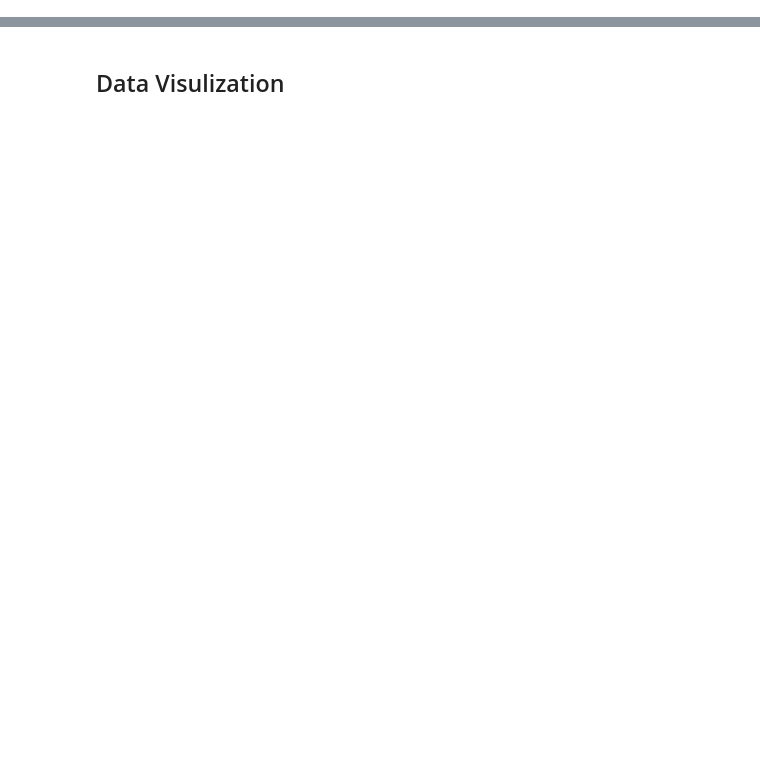
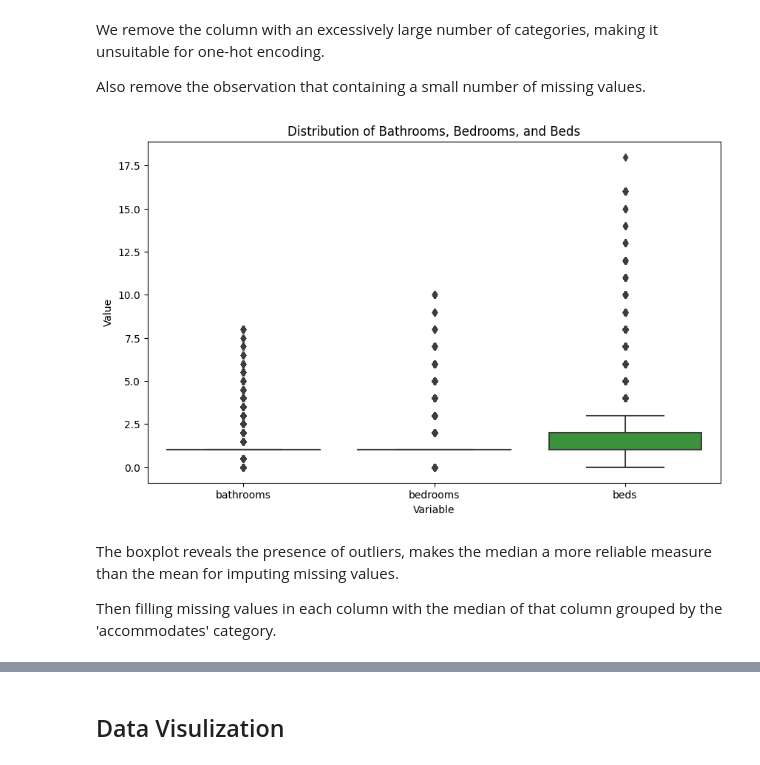
Before and after one commit to CSE151A-Project/151A-project, a Jupyter notebook: Milestone2.ipynb, the cells around one changed output, grey strips where cells are left out. Cells and saved outputs as stored; diff of their text form; code cells hidden in the pictures; blank space fills up the shorter version.

Commit message:
data_preprocessing

```diff
--- a/Milestone2.ipynb
+++ b/Milestone2.ipynb
@@ -21,0 +37,2 @@ df.head()
+# %%
+df = df[:-1]
@@ -21,0 +82,3 @@ df.head()
+# %%
+df['14fc7c55076590dad3ef272ad3efff7c.csv'] = pd.to_numeric(df['14fc7c55076590dad3ef272ad3efff7c.csv'], errors='coerce', downcast='integer')
+df.rename(columns={'14fc7c55076590dad3ef272ad3efff7c.csv': 'id'}, inplace=True)
@@ -21,0 +158,4 @@ df.head()
+# %% [markdown]
+We remove the column with an excessively large number of categories, making it unsuitable for one-hot encoding.
+
+Also remove the observation that containing a small number of missing values.
@@ -21,0 +165,14 @@ df.head()
+# %%
+df_melted = df.melt(value_vars=['bathrooms', 'bedrooms', 'beds'], var_name='Variable', value_name='Value')
+
+# Drawing the boxplot
+plt.figure(figsize=(10, 6))
+sns.boxplot(x='Variable', y='Value', data=df_melted)
+plt.title('Distribution of Bathrooms, Bedrooms, and Beds')
+plt.show()
+# %% [output]
+[figure, added]
+# %% [markdown]
+The boxplot reveals the presence of outliers, makes the median a more reliable measure than the mean for imputing missing values.
+
+Then filling missing values in each column with the median of that column grouped by the 'accommodates' category.
```
Also changed, not shown: parts of 23 cells of this notebook.
